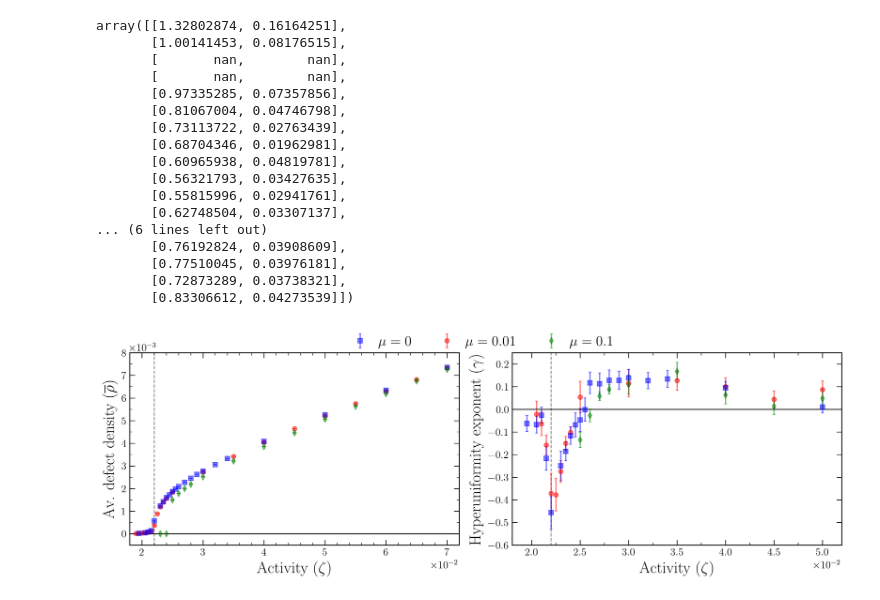
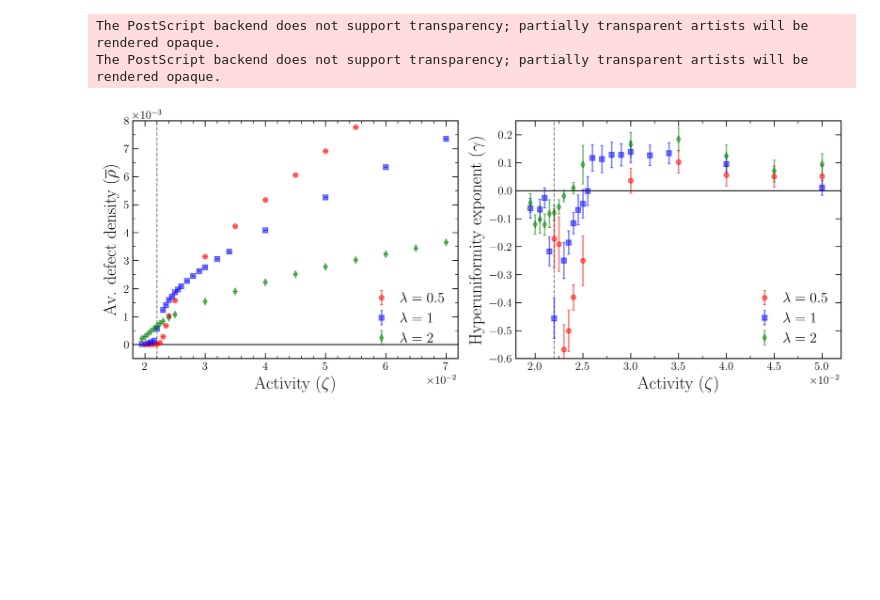
Before and after one commit to simonguld/Thesis, a Jupyter notebook: NematicAnalysis/na512exp_comparison.ipynb, the cells around one changed output. Cells and saved outputs as stored; diff of their text form; code cells hidden in the pictures; blank space fills up the shorter version.

Commit message:
visualization results for param variation

```diff
--- a/NematicAnalysis/na512exp_comparison.ipynb
+++ b/NematicAnalysis/na512exp_comparison.ipynb
@@ -11,9 +11,18 @@ from AnalyseDefectsAll import AnalyseDefectsAll
 
 plt.rcParams.update({"text.usetex": True})
 # %%
-data_suffix_out='fric_full'
-data_suffix1='fric01' #'lambda_minus1'
-data_suffix2='fric10' #'lambda_plus1'
+dsuffix='lam'
+
+if dsuffix == 'fric':
+    data_suffix1 = 'fric01' #'lambda_minus1'
+    data_suffix2 = 'fric10' #'lambda_plus1'
+    data_suffix_out = 'fric_full'
+elif dsuffix == 'lam':
+    data_suffix1 = 'lam05'
+    data_suffix2 = 'lam2'
+    data_suffix_out = 'lam_full'
+else:
+    raise ValueError("dsuffix must be either 'fric' or 'lam'")
 
 LL = 512
 mode = 'all' # 'all' or 'short'
@@ -52,6 +61,9 @@ output_path2 = f'data\\na{LL}{data_suffix2}'
 
 output_path_full = f'data\\na{LL}{data_suffix_out}'
 save_path = os.path.join(output_path_full, 'figs')
+save_path0 = 'C:\\Users\\Simon Andersen\\OneDrive - University of Copenhagen\\PhD\\Active Nematic Defect Transition\\figs\\SI'
+if not os.path.exists(save_path0):
+    os.makedirs(save_path0)
 if not os.path.exists(save_path):
     os.makedirs(save_path)
 
@@ -129,23 +144,3 @@ fig.savefig(os.path.join(save_path, 'av_density.eps'), bbox_inches='tight', pad_
-# %%
-sus_list[-1]
-# %% [output]
-array([[1.32802874, 0.16164251],
-       [1.00141453, 0.08176515],
-       [       nan,        nan],
-       [       nan,        nan],
-       [0.97335285, 0.07357856],
-       [0.81067004, 0.04746798],
-       [0.73113722, 0.02763439],
-       [0.68704346, 0.01962981],
-       [0.60965938, 0.04819781],
-       [0.56321793, 0.03427635],
-       [0.55815996, 0.02941761],
-       [0.62748504, 0.03307137],
-... (6 lines left out)
-       [0.76192824, 0.03908609],
-       [0.77510045, 0.03976181],
-       [0.72873289, 0.03738321],
-       [0.83306612, 0.04273539]])
 # %%
 fig2, ax2 = plt.subplots(figsize=(7,5))
 sus_list = [ad1.get_susceptibility(use_merged=True),
@@ -203,7 +204,9 @@ act_list_list = [ad1.act_list_merged, ad0.act_list_merged, ad2.act_list_merged]
 marker_list = ['ro', 'bs', 'gd']
 
 ## plot av. defect density
-fig0, ax0 = plt.subplots(ncols=2, figsize=(12,12/3))
+width = 11
+height = width * (10/2.5)
+fig0, ax0 = plt.subplots(ncols=2, figsize=(11,11/2.5))
 
 ax=ax0[0]
 ax3=ax0[1]
@@ -225,43 +228,48 @@ ax.yaxis.set_minor_locator(ticker.MultipleLocator(.5e-3))
 ax.set_xlim([0.018, 0.072])
 ax.set_ylim(ymin=-.05e-2, ymax = .8e-2)
 
 handles, labels = ax.get_legend_handles_labels()
-order = [1, 0, 2]
-#ax.legend([handles[i] for i in order], [labels[i] for i in order], loc='lower right')
-#ax.legend(loc='lower right', ncols=3)
+order = [1, 0, 2] if data_suffix_out == 'fric_full' else [0, 1, 2]
+ax.legend([handles[i] for i in order], [labels[i] for i in order], loc='lower right')
+#ax.legend(loc='lower right', ncols=1)
 
 
 fit_params_paths = [os.path.join(ad1.output_merged, 'fit_params_sfac_time_av.npy'),
                     os.path.join(ad0.output_merged, 'fit_params_sfac_time_av.npy'),
                     os.path.join(ad2.output_merged, 'fit_params_sfac_time_av.npy')]
 
 for i, label in enumerate(label_list):
     fit_params = np.load(fit_params_paths[i])
 #   print(len(act_list_list[i]), fit_params.shape)
-    act_idx_min = 3 if i == 0 else 0
-    ax3.errorbar(act_list_list[i][act_idx_min:], fit_params[act_idx_min:,0], yerr=fit_params[act_idx_min:,2], fmt = marker_list[i], #label=label,
+    act_idx_min = 4 if (data_suffix_out == 'lam_full' and i == 0) else 0
+    ax3.errorbar(act_list_list[i][act_idx_min:], fit_params[act_idx_min:,0], yerr=fit_params[act_idx_min:,2], fmt = marker_list[i], label=label,
                 elinewidth=1.5, capsize=1.5, capthick=1, markersize = 5, alpha=.5)
 
 ax3.xaxis.set_minor_locator(ticker.MultipleLocator(2.5e-3))
 ax3.yaxis.set_minor_locator(ticker.MultipleLocator(.1))
 ax3.set_xlim([.018, 0.052])
 ax3.set_ylim(ymin=-.6, ymax=.25)
 ax3.set_xlabel(r'Activity ($\zeta$)')
 ax3.set_ylabel(r'Hyperuniformity exponent ($\gamma$)')
 ax3.vlines(x=0.022, ymin = -1.2, ymax=.3, linestyle='--', color='k', lw = 1, alpha=.5, zorder=-10)
 #ax3.vlines(x=0.022, ymin = -.16, ymax=1.2, linestyle='--', color='k', lw = 1)
 ax3.hlines(y=0, xmin=0, xmax=0.052, linestyle='-', color='k', lw = 1 )
 
 
 
-fig0.legend([handles[i] for i in order], [label_list[i] for i in order], fontsize=16,
-           bbox_to_anchor=(0.515, 1.04), loc='upper center', ncols=3)
-#ax3.legend(loc='lower right', ncols=1)
+#fig0.legend([handles[i] for i in order], [label_list[i] for i in order], fontsize=16,
+#           bbox_to_anchor=(0.515, 1.04), loc='upper center', ncols=3)
+ax3.legend([handles[i] for i in order], [labels[i] for i in order], loc='lower right')
 #fig0.legend(ncol=3, fontsize = 16, bbox_to_anchor=(0.515, 1.04), loc='upper center')
 
-fig0.savefig(os.path.join(save_path, 'av_density_alpha.png'), dpi=420, bbox_inches='tight', pad_inches=0.1)
+fig0.savefig(os.path.join(save_path, f'av_density_alpha_{data_suffix_out}.png'), dpi=420, bbox_inches='tight', pad_inches=0.1)
+fig0.savefig(os.path.join(save_path, f'av_density_alpha_{data_suffix_out}.eps'), bbox_inches='tight', pad_inches=0.1)
+fig0.savefig(os.path.join(save_path0, f'av_density_alpha_{data_suffix_out}.png'), dpi=420, bbox_inches='tight', pad_inches=0.1)
+fig0.savefig(os.path.join(save_path0, f'av_density_alpha_{data_suffix_out}.eps'), bbox_inches='tight', pad_inches=0.1)
 # %% [output]
+The PostScript backend does not support transparency; partially transparent artists will be rendered opaque.
+The PostScript backend does not support transparency; partially transparent artists will be rendered opaque.
-[figure, old version]
+[figure, new version]
 # %%
 qc = lambda lam, zeta, k, eta, gamma: np.sqrt( (lam * zeta) / (2 * k * (2 * eta * gamma + lam ** 2)))
 qs_res = lambda lam, zeta: qc(lam, zeta, k=0.05, eta=1, gamma=0.05)
```
Also changed, not shown: parts of 3 cells of this notebook, 3 other files.
